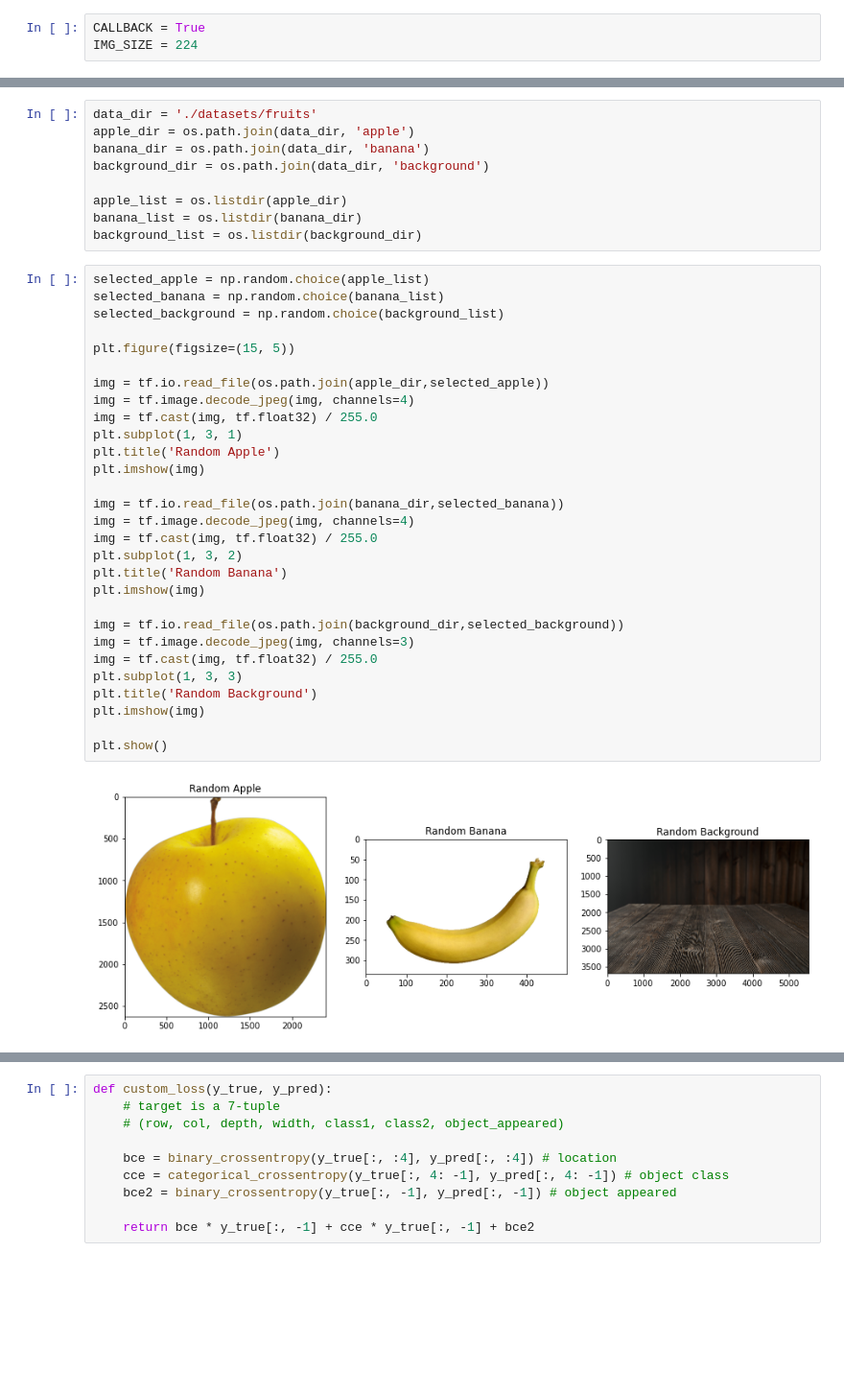
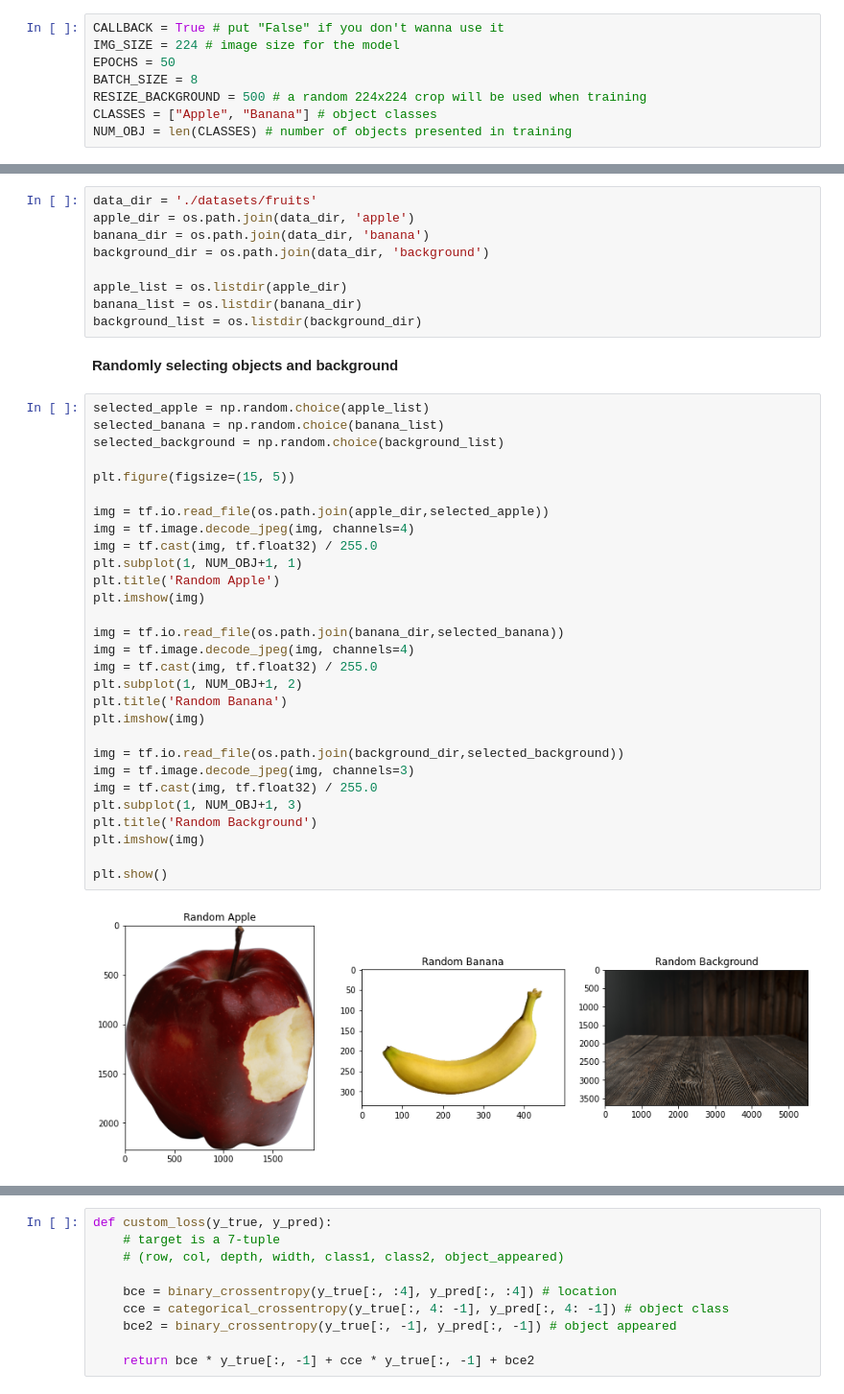
Before and after one commit to gsharansingh/Fruit_localization_and_detection, a Jupyter notebook: object_localization_simple_model.ipynb, the cells around one changed output, grey strips where cells are left out. Shown at 96% size. Cells and saved outputs as stored; diff of their text form; blank space fills up the shorter version.

```diff
--- a/object_localization_simple_model.ipynb
+++ b/object_localization_simple_model.ipynb
@@ -15,3 +19,8 @@ from tensorflow.keras.losses import binary_crossentropy, categorical_crossentrop
 # %%
-CALLBACK = True
-IMG_SIZE = 224
+CALLBACK = True # put "False" if you don't wanna use it
+IMG_SIZE = 224 # image size for the model
+EPOCHS = 50
+BATCH_SIZE = 8
+RESIZE_BACKGROUND = 500 # a random 224x224 crop will be used when training
+CLASSES = ["Apple", "Banana"] # object classes
+NUM_OBJ = len(CLASSES) # number of objects presented in training
@@ -65,34 +37,36 @@ background_dir = os.path.join(data_dir, 'background')
 apple_list = os.listdir(apple_dir)
 banana_list = os.listdir(banana_dir)
 background_list = os.listdir(background_dir)
+# %% [markdown]
+**Randomly selecting objects and background**
 # %%
 selected_apple = np.random.choice(apple_list)
 selected_banana = np.random.choice(banana_list)
 selected_background = np.random.choice(background_list)
 
 plt.figure(figsize=(15, 5))
 
 img = tf.io.read_file(os.path.join(apple_dir,selected_apple))
 img = tf.image.decode_jpeg(img, channels=4)
 img = tf.cast(img, tf.float32) / 255.0
-plt.subplot(1, 3, 1)
+plt.subplot(1, NUM_OBJ+1, 1)
 plt.title('Random Apple')
 plt.imshow(img)
 
 img = tf.io.read_file(os.path.join(banana_dir,selected_banana))
 img = tf.image.decode_jpeg(img, channels=4)
 img = tf.cast(img, tf.float32) / 255.0
-plt.subplot(1, 3, 2)
+plt.subplot(1, NUM_OBJ+1, 2)
 plt.title('Random Banana')
 plt.imshow(img)
 
 img = tf.io.read_file(os.path.join(background_dir,selected_background))
 img = tf.image.decode_jpeg(img, channels=3)
 img = tf.cast(img, tf.float32) / 255.0
-plt.subplot(1, 3, 3)
+plt.subplot(1, NUM_OBJ+1, 3)
 plt.title('Random Background')
 plt.imshow(img)
 
 plt.show()
 # %% [output]
-[figure, old version]
+[figure, new version]
```
Also changed, not shown: parts of 26 cells of this notebook.
